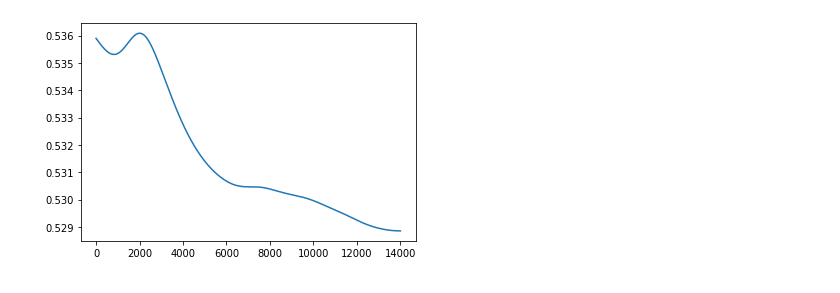
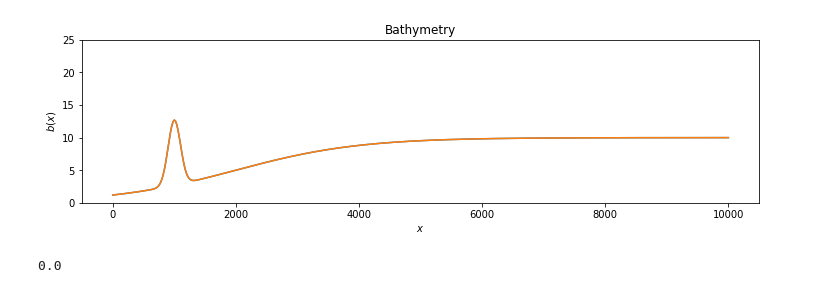
Before and after one commit to connor-duffin/sswe, a Jupyter notebook: notebooks/swe-tidal-deterministic.ipynb, the cells around one changed output. Drawn from its saved outputs; the diff is of its cells as text; code cells hidden in the pictures.

```diff
--- a/notebooks/swe-tidal-deterministic.ipynb
+++ b/notebooks/swe-tidal-deterministic.ipynb
@@ -14,17 +10,56 @@ fe.set_log_level(50)
 # %%
-swe = ShallowOne(control=dict(nx=1000, dt=1., theta=0.6, simulation="tidal_flow"),
-                 params=dict(nu=1.))
+control = dict(nx=500, dt=0.5, theta=0.5, simulation="tidal_flow")
+
+swe = ShallowOne(control=control,
+                 params=dict(nu=1., bump_centre=1000.))
+swe_perturbed = ShallowOne(control=control,
+                           params=dict(nu=1000., bump_centre=1000.))
+t = 0.
 # %%
-t_final = 60 * 60 * 1.
-nt = int(t_final / swe.dt)
-
-t = 0.
-for i in tqdm(range(nt)):
-    t += swe.dt
-    swe.solve(t)
+fig, ax = plt.subplots(1, 1, constrained_layout=True, figsize=(10, 3))
+fe.plot(40 - swe.H)
+fe.plot(40 - swe_perturbed.H)
+ax.set_title("Bathymetry")
+ax.set_xlabel(r"$x$")
+ax.set_ylabel(r"$b(x)$")
+ax.set_ylim((0, 25))
+plt.show()
+# %% [output]
+[figure, added]
 # %%
-u, h = fe.split(swe.du)
-fe.plot(h)
-plt.show()
+fe.set_log_level(50)
+
+t_final = t + 60 * 60 * 2.
+nt = int((t_final - t) / swe.dt)
+
+i_save = 0
+nt_skip = 60
+nt_save = len([i for i in range(nt) if i % nt_skip == 0])
+
+t_out = np.zeros((nt_save, ))
+u_out = np.zeros((nt_save, len(swe.mesh.coordinates())))
+up_out = np.zeros((nt_save, len(swe.mesh.coordinates())))
+
+h_out = np.zeros((nt_save, len(swe.mesh.coordinates())))
+hp_out = np.zeros((nt_save, len(swe.mesh.coordinates())))
+
+print(t)
+from tqdm import tqdm
+for i in tqdm(range(nt)):
+    t += swe.dt
+    swe.solve(t)
+    swe_perturbed.solve(t)
+
+    if i % nt_skip == 0:
+        t_out[i_save] = t
+        u, h = swe.du.split()
+        up, hp = swe_perturbed.du.split()
+        u_out[i_save, :] = u.compute_vertex_values()
+        up_out[i_save, :] = up.compute_vertex_values()
+
+        h_out[i_save, :] = h.compute_vertex_values()
+        hp_out[i_save, :] = hp.compute_vertex_values()
+
+        i_save += 1
 # %% [output]
-[figure, removed]
+0.0
```
Also changed, not shown: parts of 3 cells of this notebook, 1 other file.
